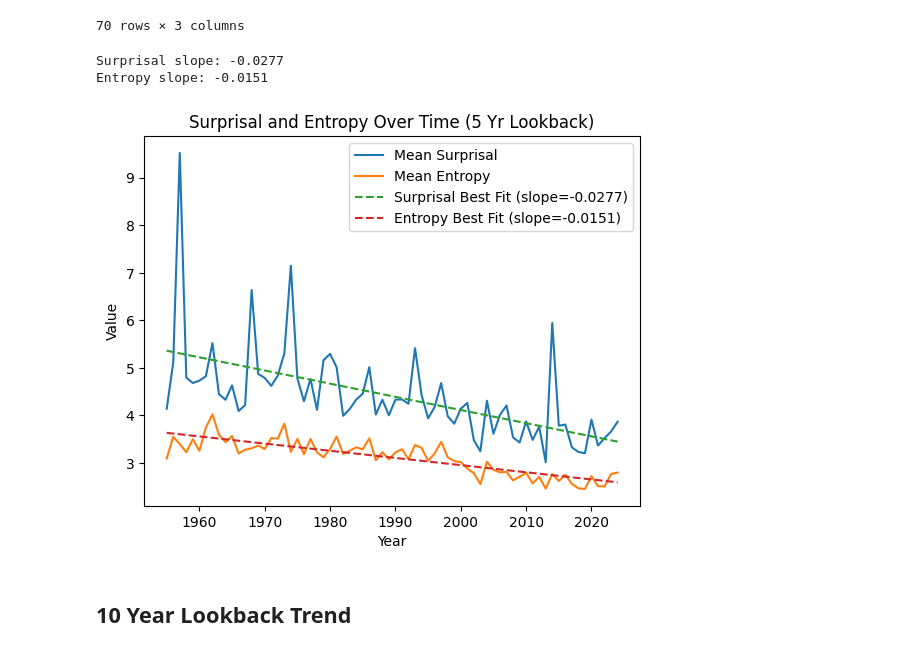
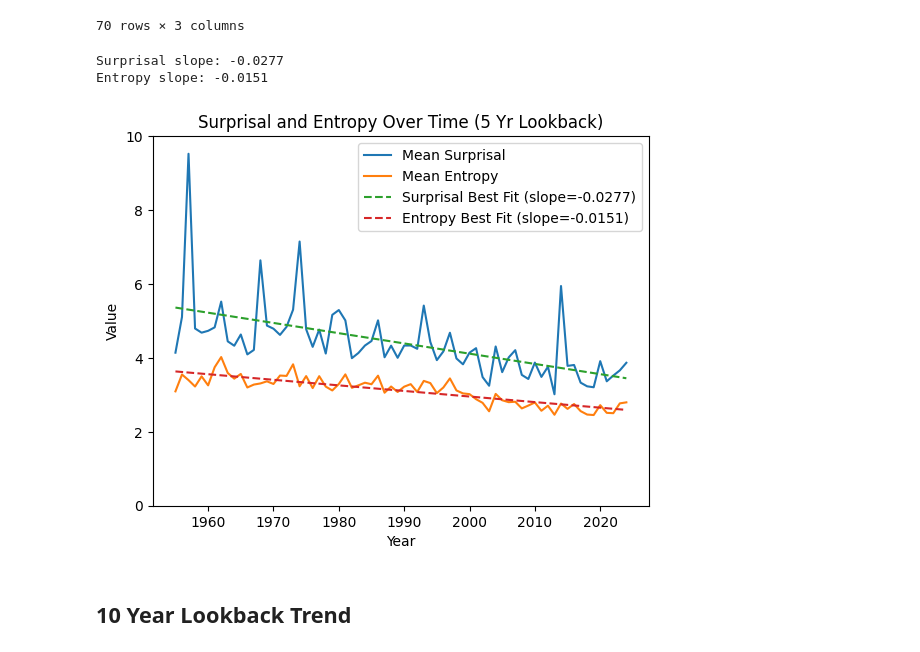
Before and after one commit to martiinsssssss/IDyOM_TimeMachine, a Jupyter notebook: IDyOM_TimeMachine.ipynb, the cells around one changed output. Saved outputs shown, nothing was run; the diff lists cells and outputs as text; code cells hidden in the pictures.

```diff
--- a/IDyOM_TimeMachine.ipynb
+++ b/IDyOM_TimeMachine.ipynb
@@ -300,33 +302,35 @@ five_yr_lookback
 | 4 | 2024.0 | 3.867407 | 2.796969 |
 70 rows × 3 columns
 # %%
+
 plt.figure()
 
 plt.plot(five_yr_lookback["year"], five_yr_lookback["mean_surprisal"], label="Mean Surprisal")
 plt.plot(five_yr_lookback["year"], five_yr_lookback["mean_entropy"], label="Mean Entropy")
 
 years = five_yr_lookback["year"]
 
 for col, label in [("mean_surprisal", "Surprisal"), ("mean_entropy", "Entropy")]:
     coeffs = np.polyfit(years, five_yr_lookback[col], deg=1)
     slope, intercept = coeffs
     best_fit = np.poly1d(coeffs)(years)
 
     plt.plot(years, best_fit, linestyle="--", label=f"{label} Best Fit (slope={slope:.4f})")
     best_fit_slopes.append({f"five_yr_lookback_{label}":slope})
     print(f"{label} slope: {slope:.4f}")
 
 
 plt.xlabel("Year")
 plt.ylabel("Value")
+plt.ylim(0,10)
 plt.title("Surprisal and Entropy Over Time (5 Yr Lookback)")
 plt.legend()
 
 plt.show()
 # %% [output]
 Surprisal slope: -0.0277
 Entropy slope: -0.0151
-[figure, old version]
+[figure, new version]
 # %% [markdown]
 ## 10 Year Lookback Trend
 # %%
```
Also changed, not shown: parts of 2 cells of this notebook, 3 other files.
